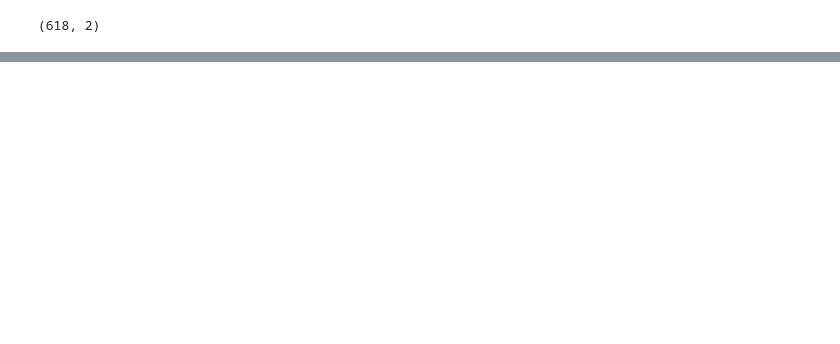
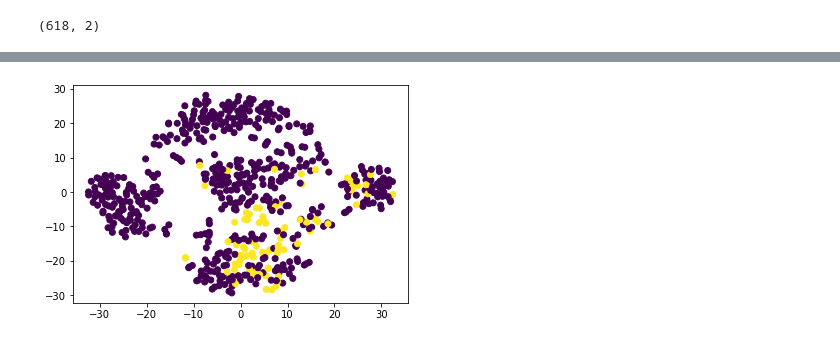
Before and after one commit to Shorleyshor/unsupervised-machine-learning-challenge, a Jupyter notebook: Untitled1.ipynb, the cells around one changed output, grey strips where cells are left out. Cells and saved outputs as stored; diff of their text form; code cells hidden in the pictures; blank space fills up the shorter version.

```diff
--- a/Untitled1.ipynb
+++ b/Untitled1.ipynb
@@ -26 +26,3 @@ X = df.drop("MYOPIC", axis=1)
+# %%
+label = df["MYOPIC"]
 # %%
@@ -55,0 +94,6 @@ tsne_features.shape
+# %%
+# Visualize the clusters with color
+plt.scatter(dfx['x'], dfx['y'], c=label)
+plt.show()
+# %% [output]
+[figure, added]
```
Also changed, not shown: parts of 14 cells of this notebook.
